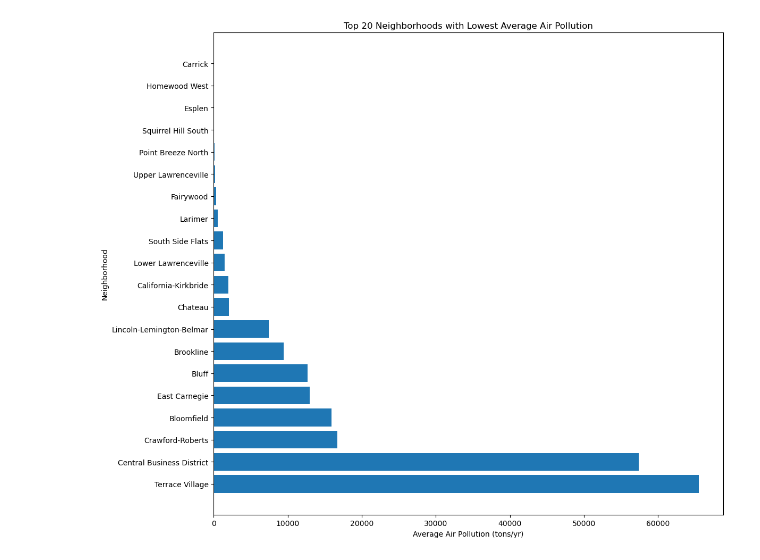
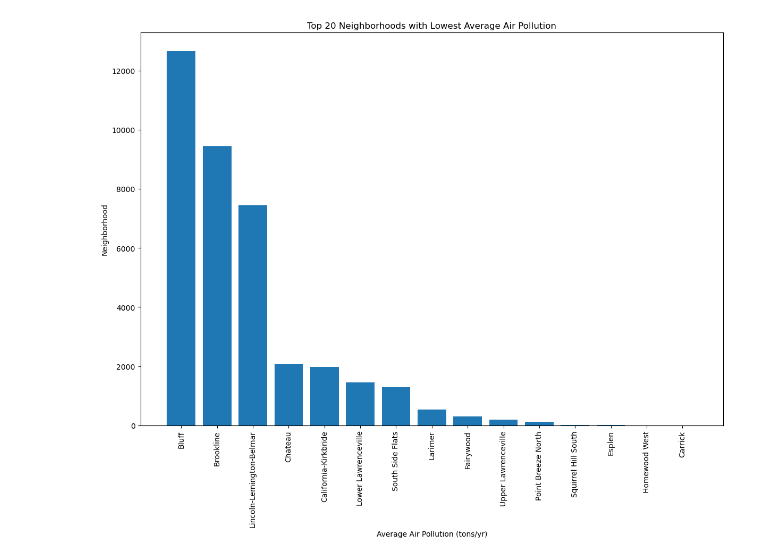
Before and after one commit to MasonKaing/best-neighborhood, a Jupyter notebook: AirPollutionMetric.ipynb, the cells around one changed output. Drawn from its saved outputs; the diff is of its cells as text; code cells hidden in the pictures.

```diff
--- a/AirPollutionMetric.ipynb
+++ b/AirPollutionMetric.ipynb
@@ -39,18 +39,19 @@ Neighborhoods with the lowest average air pollution:
 # %%
-top_20_lowest = neighborhood_avg_pollution_sorted.head(20)
+top_20_lowest = neighborhood_avg_pollution_sorted.head(15)
 
 plt.figure(figsize=(12, 10))
-plt.barh(
+plt.bar(
     top_20_lowest['neighborhood'].iloc[::-1],
     top_20_lowest['tons_per_yr'].iloc[::-1]
 )
 
 plt.xlabel('Average Air Pollution (tons/yr)')
 plt.ylabel('Neighborhood')
 plt.title('Top 20 Neighborhoods with Lowest Average Air Pollution')
 
+plt.xticks(rotation=90)
 plt.tight_layout()
 
 plt.show()
 # %% [output]
-[figure, old version]
+[figure, new version]
```
Also changed, not shown: parts of 1 cell of this notebook.
